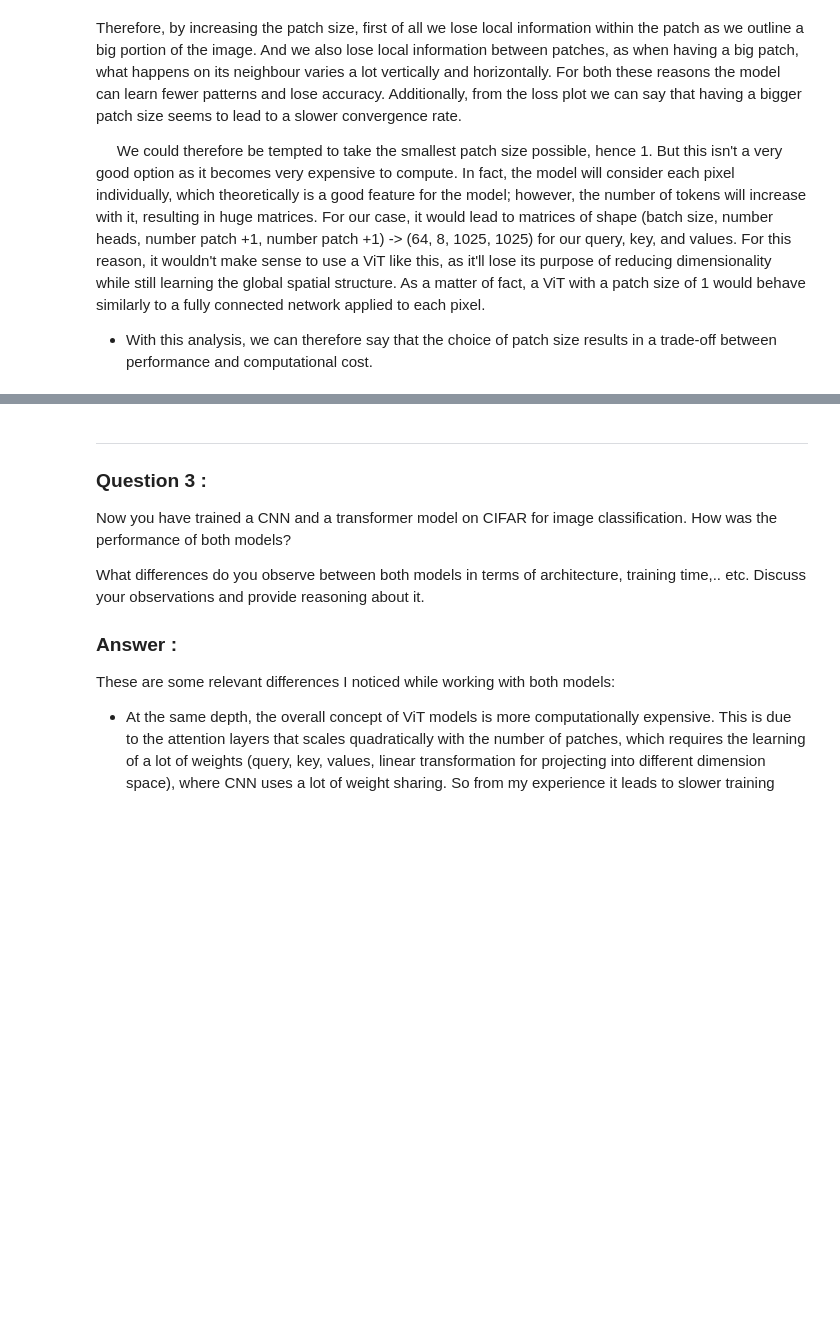
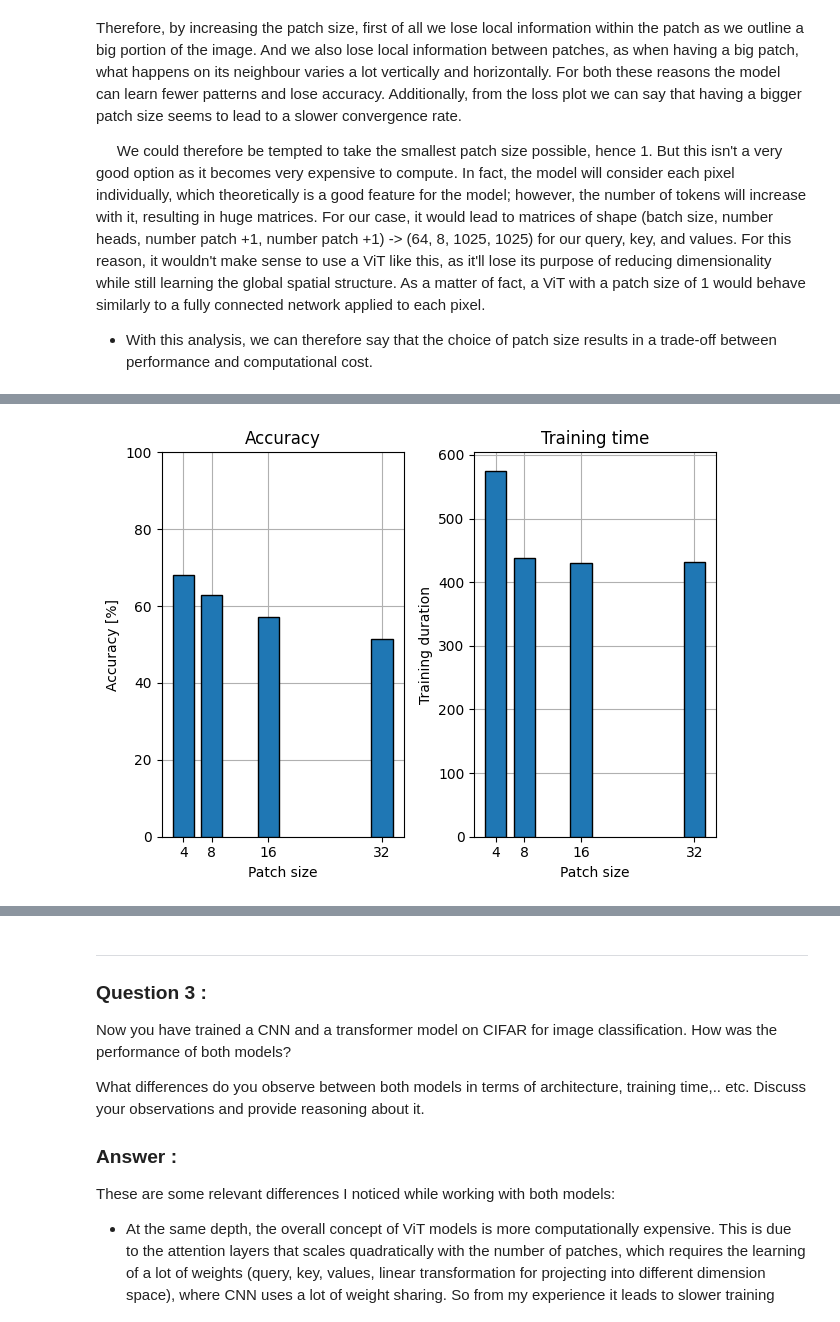
Before and after one commit to AndreaMontoneri/DLAV-2026, a Jupyter notebook: graded_homework/hw1_part2/hw1_part2.ipynb, the cells around one changed output, grey strips where cells are left out. Cells and saved outputs as stored; diff of their text form; code cells hidden in the pictures; blank space fills up the shorter version.

```diff
--- a/graded_homework/hw1_part2/hw1_part2.ipynb
+++ b/graded_homework/hw1_part2/hw1_part2.ipynb
@@ -818,26 +828,27 @@ For 16 patches of size 8x8 :
 # %%
 patch_sizes = [4, 8, 16, 32]
 
 plt.subplot(1,2,1)
 plt.bar(patch_sizes, accuracy_per_patch_size, zorder=3, width=3, edgecolor= "black")
 plt.grid()
 plt.xticks(patch_sizes)
 plt.xlabel("Patch size")
 plt.ylabel("Accuracy [%]")
 plt.title("Accuracy")
 plt.ylim([0,100])
 
 plt.subplot(1,2,2)
 plt.bar(patch_sizes, time_per_patch_size, zorder=3, width=3, edgecolor= "black")
 plt.grid()
 plt.xticks(patch_sizes)
 plt.xlabel("Patch size")
 plt.ylabel("Training duration")
 plt.title("Training time")
-plt.ylim([0,100])
 
 plt.tight_layout()
 plt.show()
+# %% [output]
+[figure, added]
 # %% [markdown]
 ---
 
```
Also changed, not shown: parts of 12 cells of this notebook.
